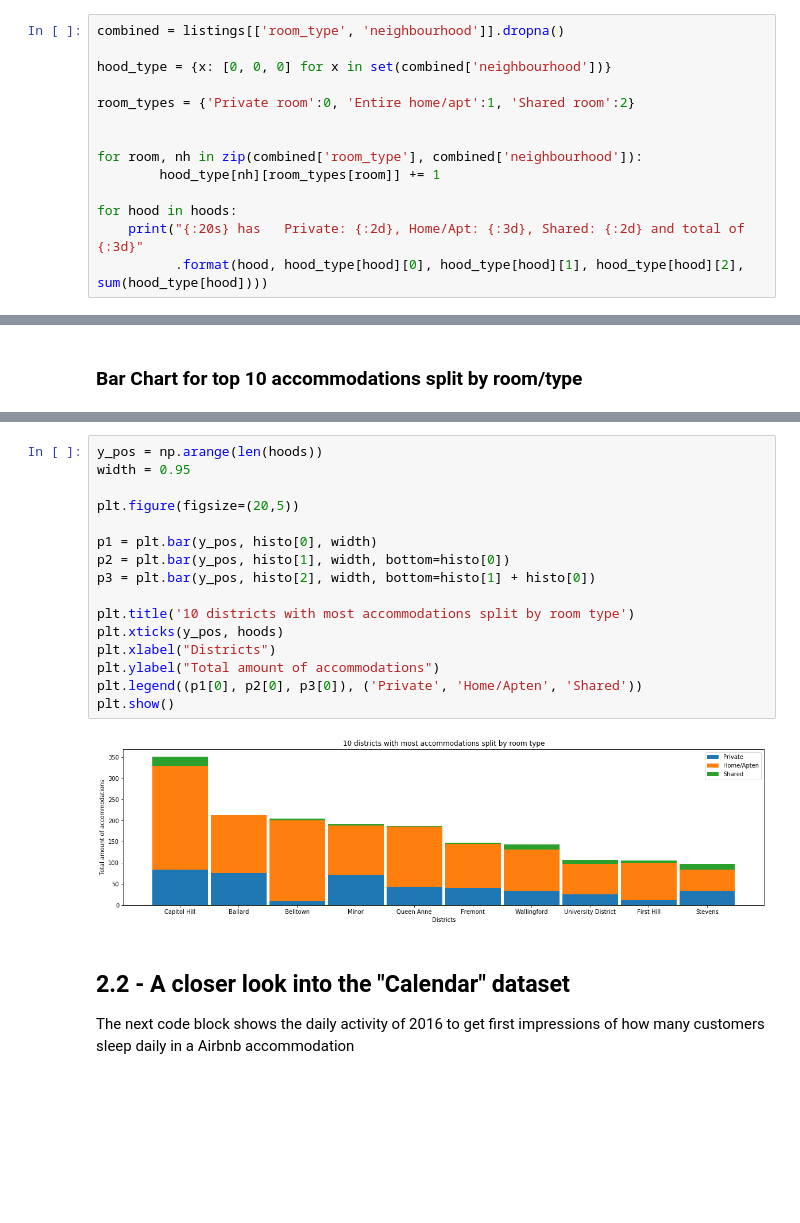
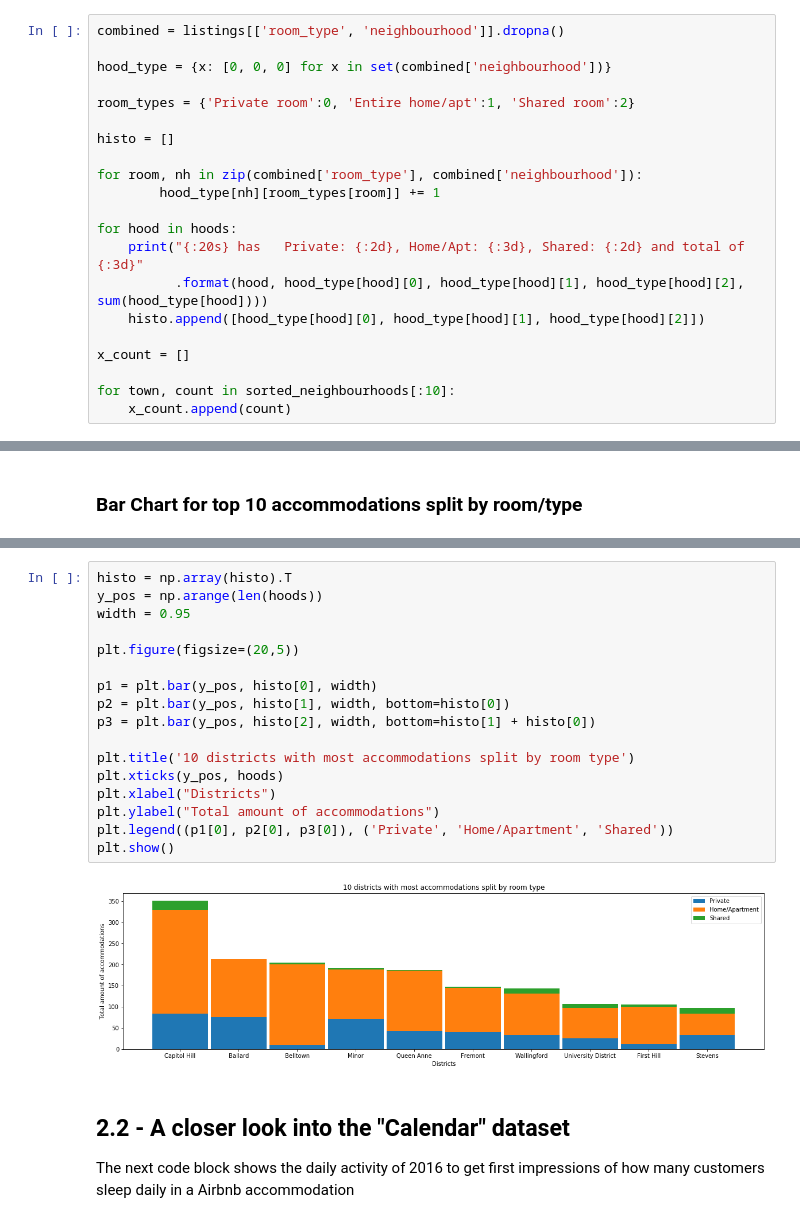
Before and after one commit to Mavengence/Kaggle-Seattle-Airbnb-Analysis-IS4861-Assignment, a Jupyter notebook: IS4861_group_project_airbnb.ipynb, the cells around one changed output, grey strips where cells are left out. Drawn from its saved outputs; the diff is of its cells as text; blank space fills up the shorter version.

```diff
--- a/IS4861_group_project_airbnb.ipynb
+++ b/IS4861_group_project_airbnb.ipynb
@@ -293,6 +293,7 @@ hood_type = {x: [0, 0, 0] for x in set(combined['neighbourhood'])}
 
 room_types = {'Private room':0, 'Entire home/apt':1, 'Shared room':2}
 
+histo = []
 
 for room, nh in zip(combined['room_type'], combined['neighbourhood']):
         hood_type[nh][room_types[room]] += 1
@@ -300,6 +301,12 @@ for room, nh in zip(combined['room_type'], combined['neighbourhood']):
 for hood in hoods:
     print("{:20s} has   Private: {:2d}, Home/Apt: {:3d}, Shared: {:2d} and total of {:3d}"
           .format(hood, hood_type[hood][0], hood_type[hood][1], hood_type[hood][2], sum(hood_type[hood])))
+    histo.append([hood_type[hood][0], hood_type[hood][1], hood_type[hood][2]])
+
+x_count = []
+
+for town, count in sorted_neighbourhoods[:10]:
+    x_count.append(count)
 # %% [output]
 Capitol Hill         has   Private: 84, Home/Apt: 245, Shared: 22 and total of 351
 Ballard              has   Private: 75, Home/Apt: 138, Shared:  0 and total of 213
@@ -316,21 +348,22 @@ Stevens              has   Private: 34, Home/Apt:  50, Shared: 14 and total of
 # %%
+histo = np.array(histo).T
 y_pos = np.arange(len(hoods))
 width = 0.95
 
 plt.figure(figsize=(20,5))
 
 p1 = plt.bar(y_pos, histo[0], width)
 p2 = plt.bar(y_pos, histo[1], width, bottom=histo[0])
 p3 = plt.bar(y_pos, histo[2], width, bottom=histo[1] + histo[0])
 
 plt.title('10 districts with most accommodations split by room type')
 plt.xticks(y_pos, hoods)
 plt.xlabel("Districts")
 plt.ylabel("Total amount of accommodations")
-plt.legend((p1[0], p2[0], p3[0]), ('Private', 'Home/Apten', 'Shared'))
+plt.legend((p1[0], p2[0], p3[0]), ('Private', 'Home/Apartment', 'Shared'))
 plt.show()
 # %% [output]
-[figure, old version]
+[figure, new version]
 # %% [markdown]
 ## 2.2 - A closer look into the "Calendar" dataset
 The next code block shows the daily activity of 2016 to get first impressions of how many customers sleep daily in a Airbnb accommodation
```
Also changed, not shown: parts of 1 cell of this notebook, 1 other file.
